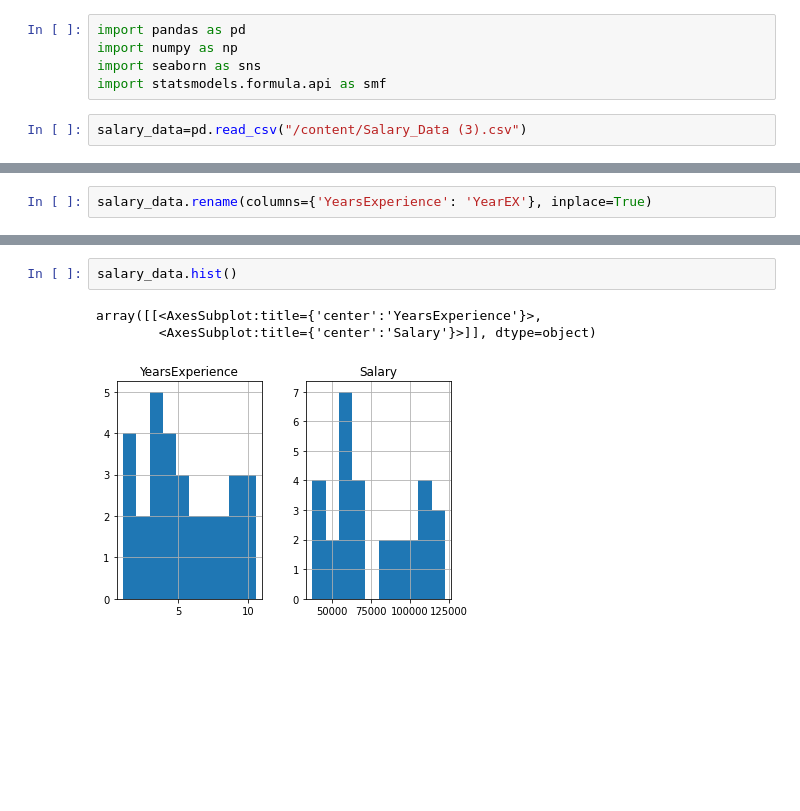
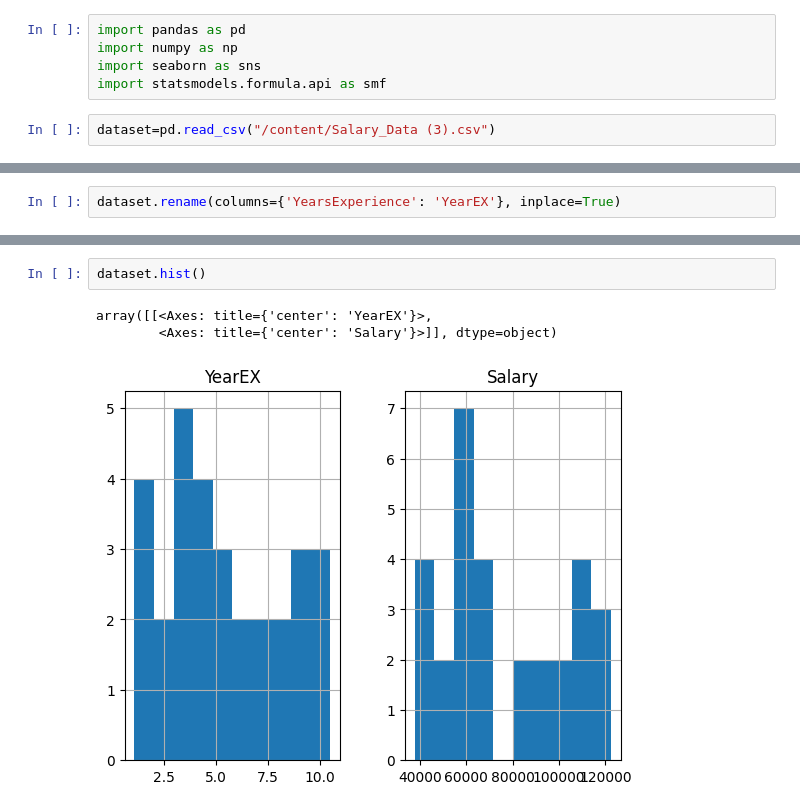
Before and after one commit to smitapatil1/simple-linear-regration, a Jupyter notebook: salary_SLR.ipynb, the cells around one changed output, grey strips where cells are left out. Saved outputs shown, nothing was run; the diff lists cells and outputs as text; blank space fills up the shorter version.

```diff
--- a/salary_SLR.ipynb
+++ b/salary_SLR.ipynb
@@ -6,4 +6,4 @@ import numpy as np
 import seaborn as sns
 import statsmodels.formula.api as smf
 # %%
-salary_data=pd.read_csv("/content/Salary_Data (3).csv")
+dataset=pd.read_csv("/content/Salary_Data (3).csv")
@@ -58,4 +62,4 @@ salary_data.describe()
 | 75% | 7.700000 | 100544.750000 |
 | max | 10.500000 | 122391.000000 |
 # %%
-salary_data.rename(columns={'YearsExperience': 'YearEX'}, inplace=True)
+dataset.rename(columns={'YearsExperience': 'YearEX'}, inplace=True)
@@ -91,10 +95,10 @@ salary_data.corr()
 | YearEX | 1.000000 | 0.978242 |
 | Salary | 0.978242 | 1.000000 |
 # %%
-salary_data.hist()
+dataset.hist()
 # %% [output]
-array([[<AxesSubplot:title={'center':'YearsExperience'}>,
-        <AxesSubplot:title={'center':'Salary'}>]], dtype=object)
+array([[<Axes: title={'center': 'YearEX'}>,
+        <Axes: title={'center': 'Salary'}>]], dtype=object)
-[figure, old version]
+[figure, new version]
 # %%
 
```
Also changed, not shown: parts of 40 cells of this notebook.
